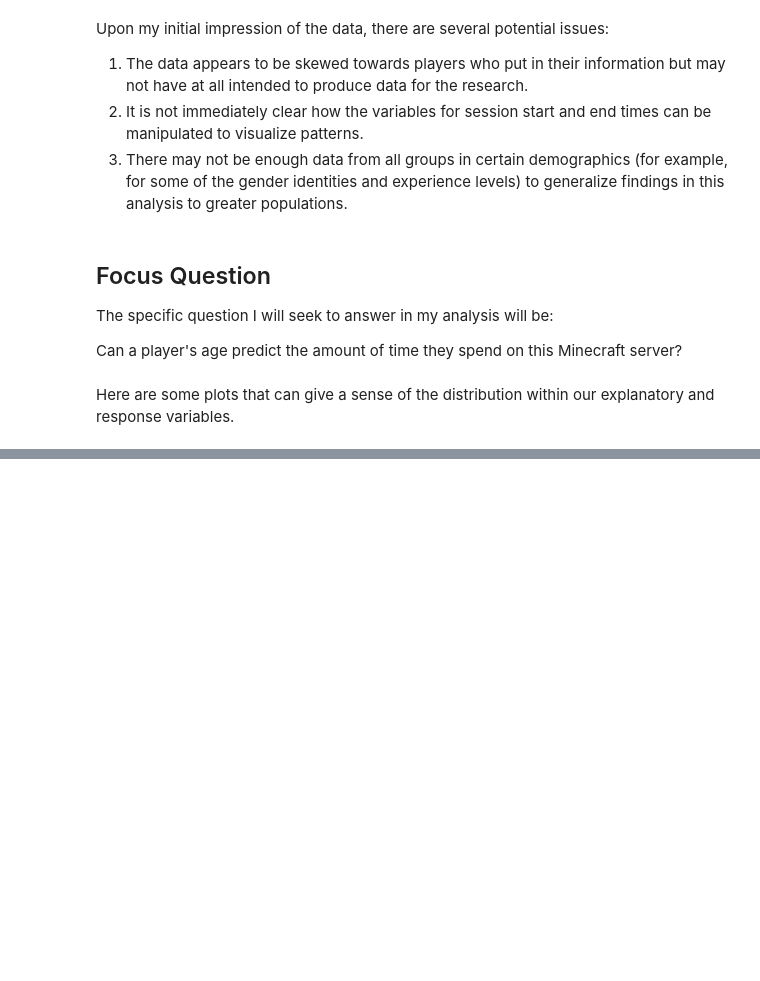
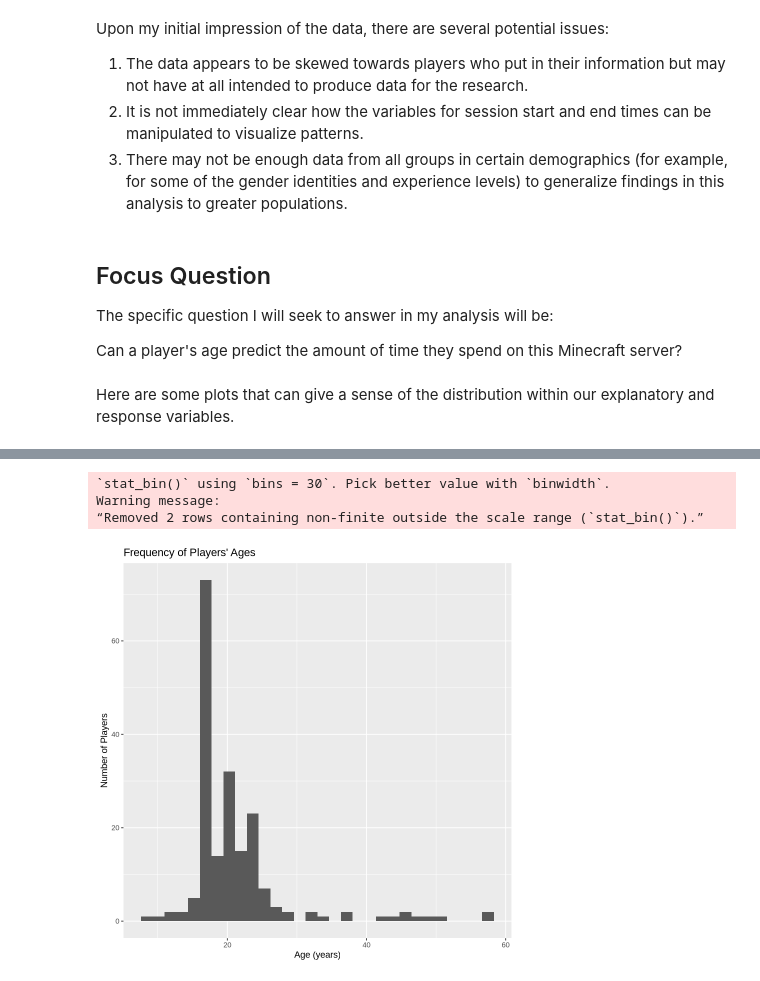
Before and after one commit to pwanger/individual_planning_report, a Jupyter notebook: individual_planning.ipynb, the cells around one changed output, grey strips where cells are left out. Drawn from its saved outputs; the diff is of its cells as text; code cells hidden in the pictures; blank space fills up the shorter version.

```diff
--- a/individual_planning.ipynb
+++ b/individual_planning.ipynb
@@ -112,0 +126,11 @@ Here are some plots that can give a sense of the distribution within our explana
+# %%
+age_plot <- players |>
+ggplot(aes(x = Age)) +
+geom_histogram(position = "identity") +
+labs(title = "Frequency of Players' Ages", x = "Age (years)", y = "Number of Players")
+age_plot
+# %% [output]
+`stat_bin()` using `bins = 30`. Pick better value with `binwidth`.
+Warning message:
+“Removed 2 rows containing non-finite outside the scale range (`stat_bin()`).”
+[figure, added]
```
Also changed, not shown: parts of 3 cells of this notebook.
